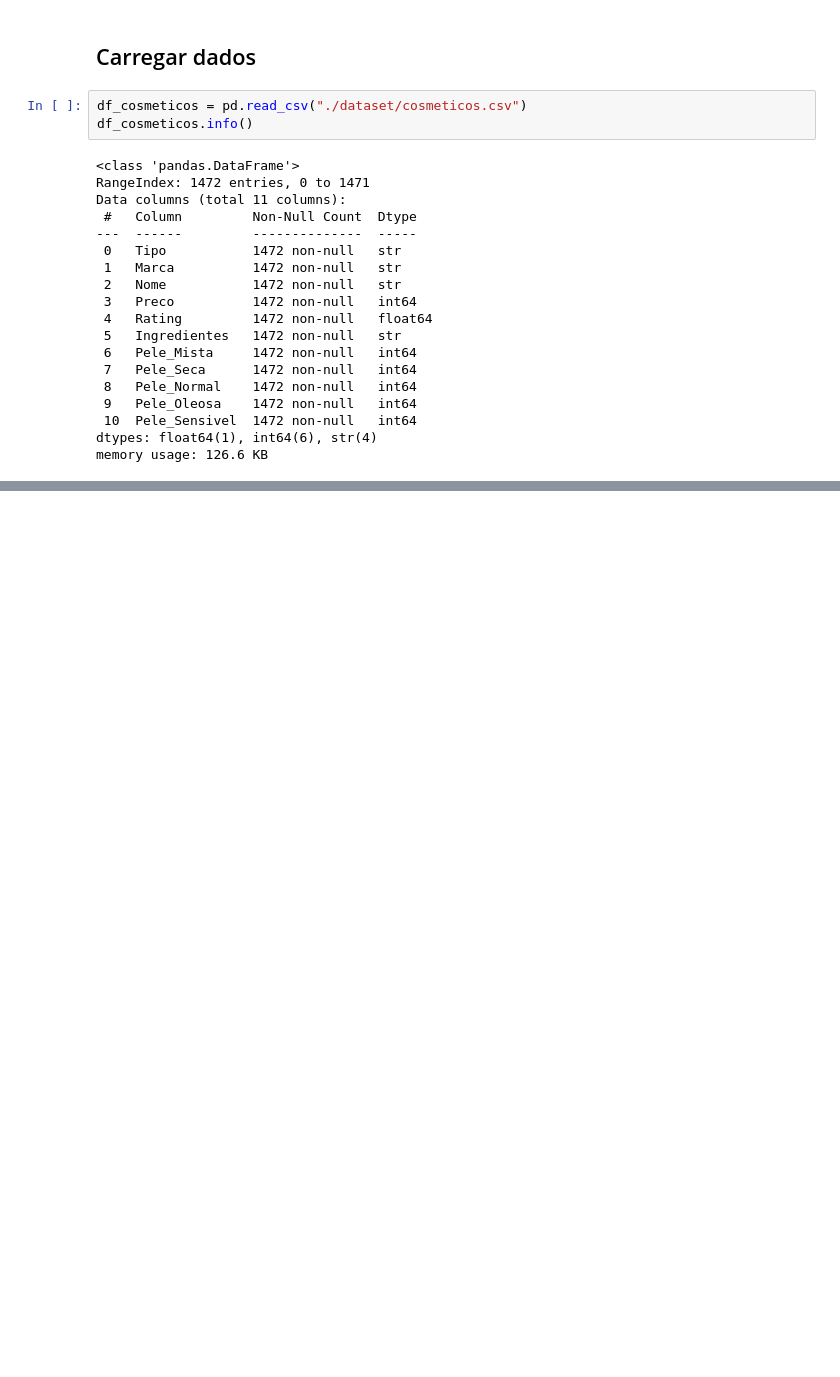
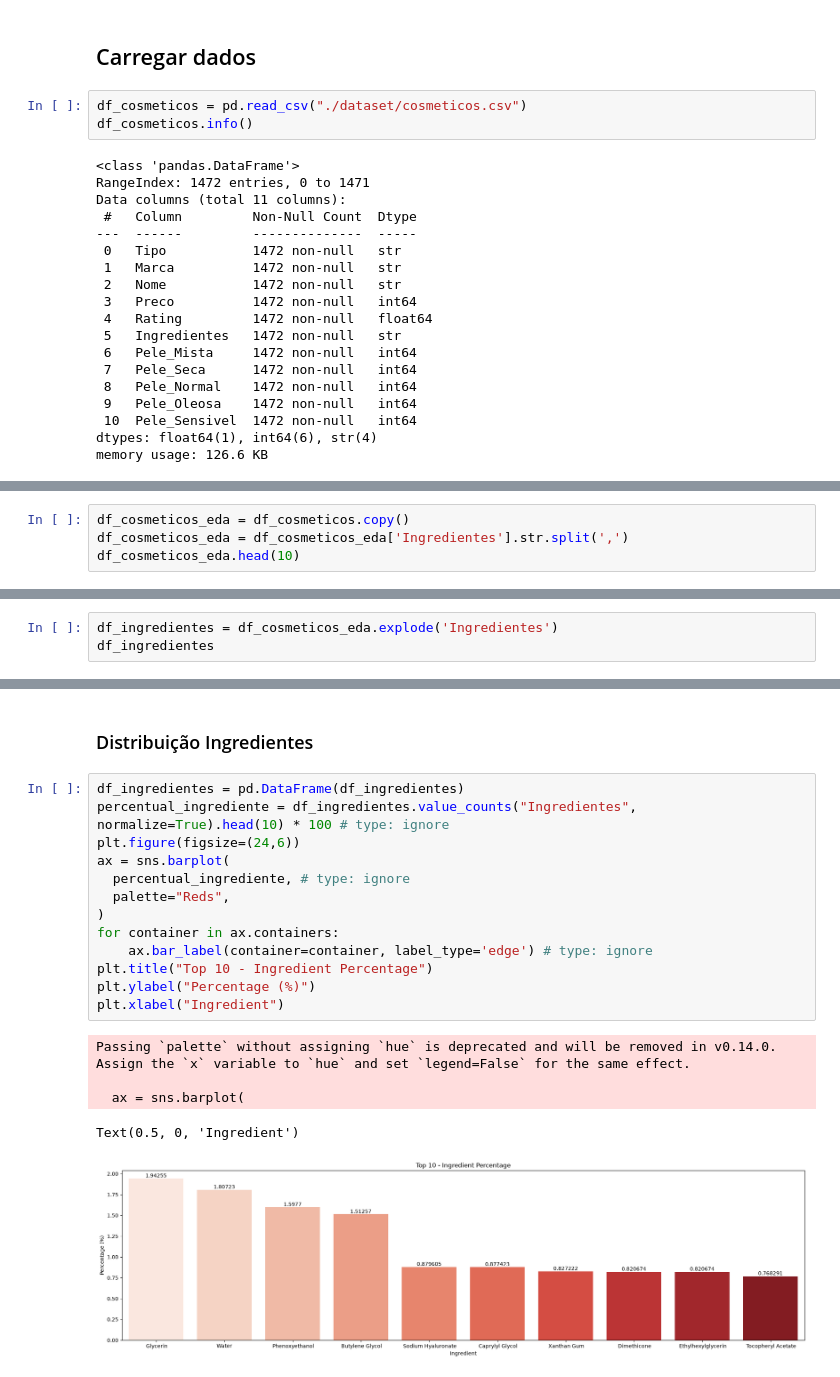
Before and after one commit to PedroSodreMalini/meus-projetos-machine-learning, a Jupyter notebook: 06-alogitmos-nao-supervisionados/4-t-SNE/tsne_cosmeticos.ipynb, the cells around one changed output, grey strips where cells are left out. Drawn from its saved outputs; the diff is of its cells as text; blank space fills up the shorter version.

```diff
--- a/06-alogitmos-nao-supervisionados/4-t-SNE/tsne_cosmeticos.ipynb
+++ b/06-alogitmos-nao-supervisionados/4-t-SNE/tsne_cosmeticos.ipynb
@@ -48,0 +53,4 @@ df_cosmeticos.head(10)
+# %%
+df_cosmeticos_eda = df_cosmeticos.copy()
+df_cosmeticos_eda = df_cosmeticos_eda['Ingredientes'].str.split(',')
+df_cosmeticos_eda.head(10)
@@ -48,0 +69,3 @@ df_cosmeticos.head(10)
+# %%
+df_ingredientes = df_cosmeticos_eda.explode('Ingredientes')
+df_ingredientes
@@ -48,0 +141,21 @@ df_cosmeticos.head(10)
+# %% [markdown]
+### Distribuição Ingredientes
+# %%
+df_ingredientes = pd.DataFrame(df_ingredientes)
+percentual_ingrediente = df_ingredientes.value_counts("Ingredientes", normalize=True).head(10) * 100 # type: ignore
+plt.figure(figsize=(24,6))
+ax = sns.barplot(
+  percentual_ingrediente, # type: ignore
+  palette="Reds",
+)
+for container in ax.containers:
+    ax.bar_label(container=container, label_type='edge') # type: ignore
+plt.title("Top 10 - Ingredient Percentage")
+plt.ylabel("Percentage (%)")
+plt.xlabel("Ingredient")
+# %% [output]
+Passing `palette` without assigning `hue` is deprecated and will be removed in v0.14.0. Assign the `x` variable to `hue` and set `legend=False` for the same effect.
+
+  ax = sns.barplot(
+Text(0.5, 0, 'Ingredient')
+[figure, added]
```
Also changed, not shown: parts of 31 cells of this notebook.
